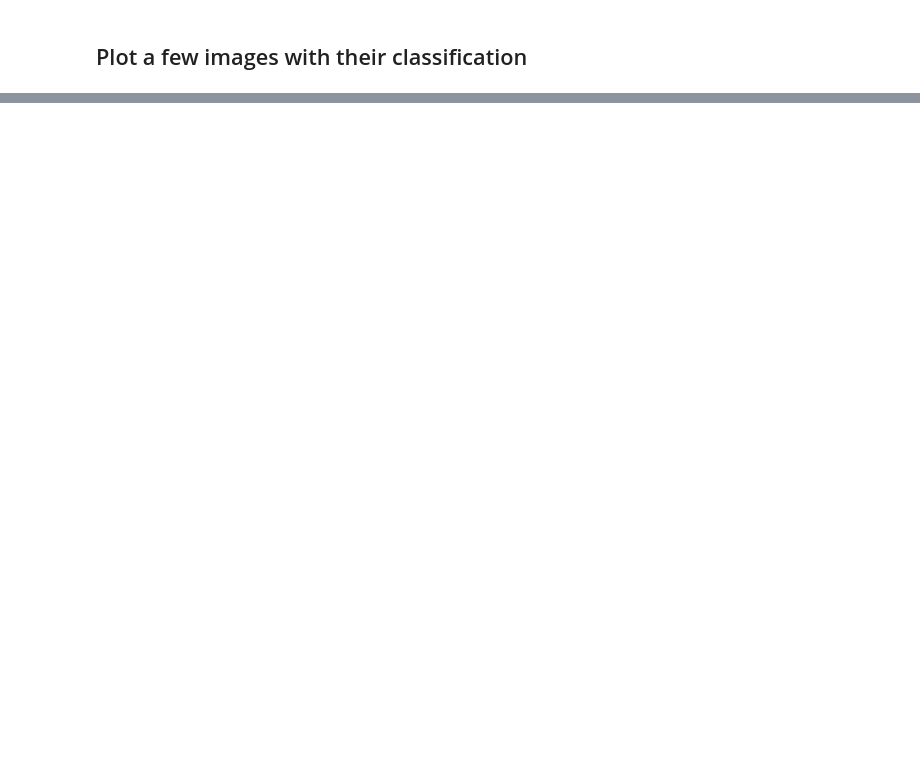
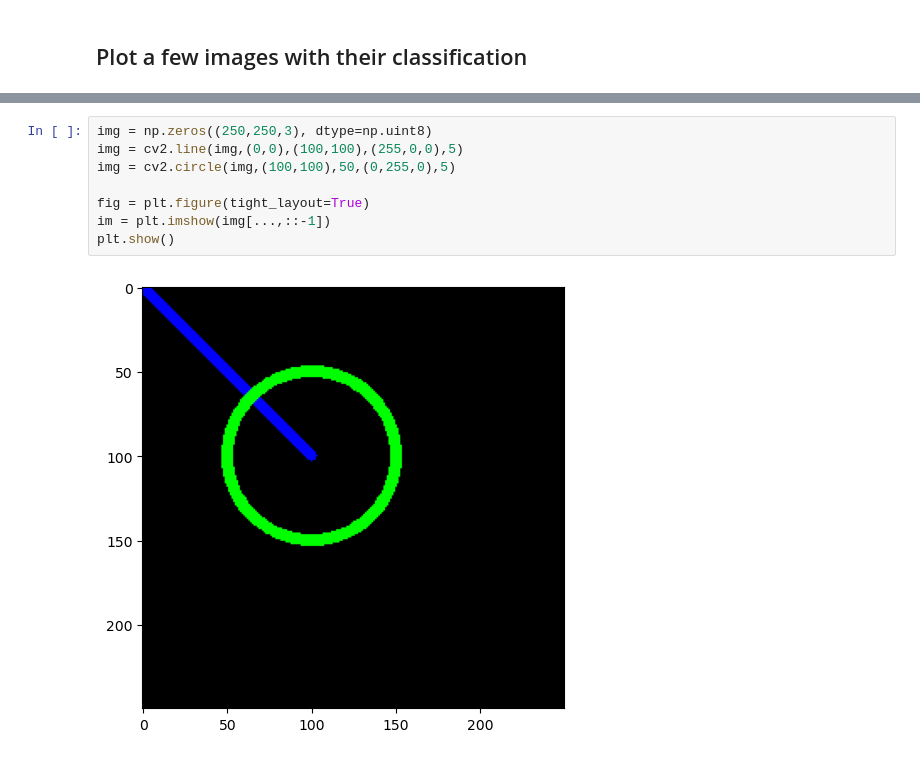
Before and after one commit to ctorney/LSC-notebooks, a Jupyter notebook: week5/deep_net.ipynb, the cells around one changed output, grey strips where cells are left out. Drawn from its saved outputs; the diff is of its cells as text; blank space fills up the shorter version.

```diff
--- a/week5/deep_net.ipynb
+++ b/week5/deep_net.ipynb
@@ -127,0 +173,10 @@ plt.show()
+# %%
+img = np.zeros((250,250,3), dtype=np.uint8)
+img = cv2.line(img,(0,0),(100,100),(255,0,0),5)
+img = cv2.circle(img,(100,100),50,(0,255,0),5)
+
+fig = plt.figure(tight_layout=True)
+im = plt.imshow(img[...,::-1])
+plt.show()
+# %% [output]
+[figure, added]
```
Also changed, not shown: parts of 26 cells of this notebook.
